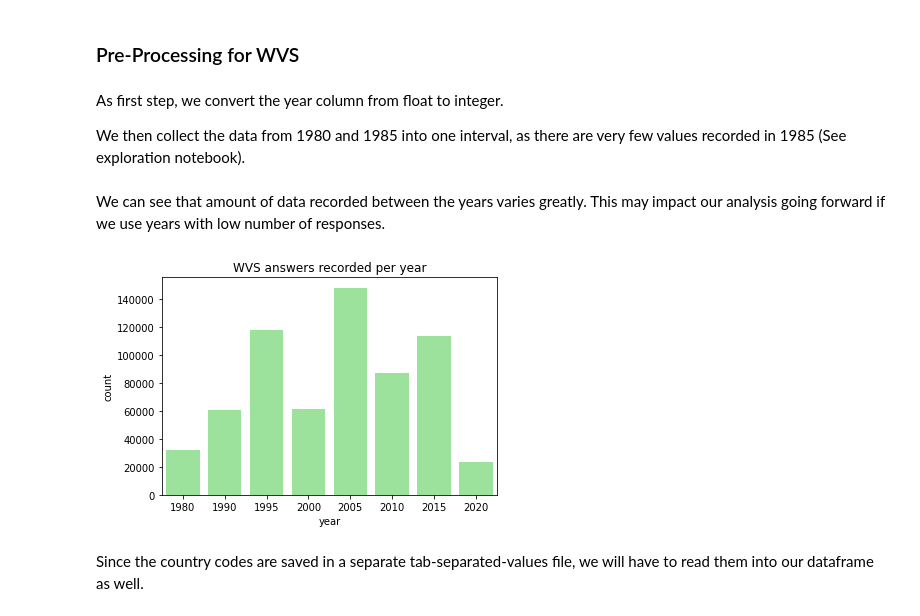
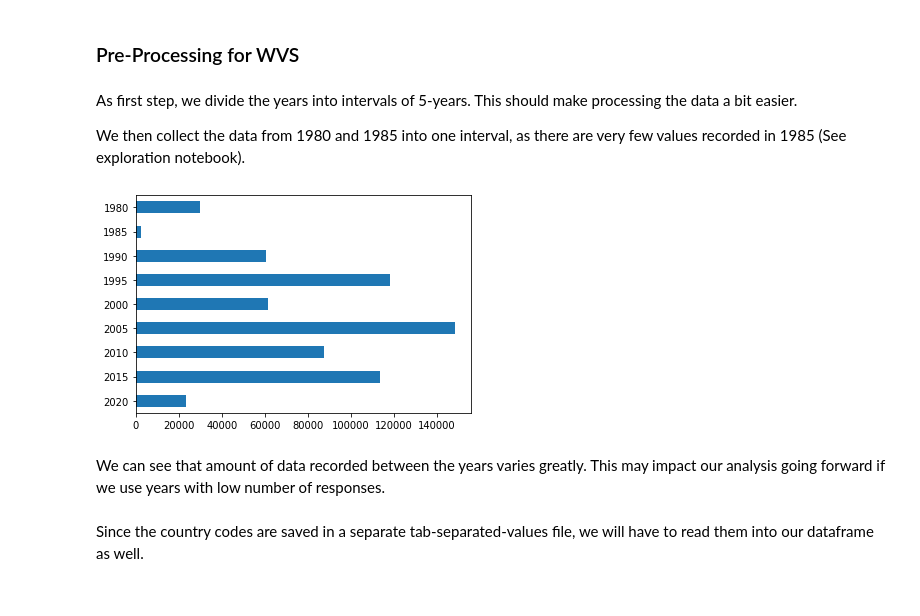
Before and after one commit to Molybdenum42/DOPP_Exercise3, a Jupyter notebook: Characteristic_of_Nuclear_Countries.ipynb, the cells around one changed output. Saved outputs shown, nothing was run; the diff lists cells and outputs as text; code cells hidden in the pictures.

```diff
--- a/Characteristic_of_Nuclear_Countries.ipynb
+++ b/Characteristic_of_Nuclear_Countries.ipynb
@@ -38,21 +38,20 @@ owid = pd.read_csv("data/OWID_energy/owid-energy-data.csv")
 # %% [markdown]
 ### Pre-Processing for WVS
 # %% [markdown]
-As first step, we convert the year column from float to integer.
+As first step, we divide the years into intervals of 5-years.
+This should make processing the data a bit easier.
 
 We then collect the data from 1980 and 1985 into one interval, as there
 are very few values recorded in 1985 (See exploration notebook).
 # %%
+(df["S020"].astype(int)//5 * 5).value_counts().sort_index(ascending=False).plot.barh()
 df["year"] = (df["S020"].astype(int)//5 * 5)
-df.loc[df["year"] == 1985, "year"] = 1980
+df.loc[df["year"] == 1985,'year'] = 1980
+# %% [output]
+[figure, added]
 # %% [markdown]
 We can see that amount of data recorded between the years varies greatly.
 This may impact our analysis going forward if we use years with low number of responses.
-# %%
-ax = sns.countplot(x=df.year,color="lightgreen")
-ax.set_title("WVS answers recorded per year");
-# %% [output]
-[figure, removed]
 # %% [markdown]
 Since the country codes are saved in a separate tab-separated-values file,
 we will have to read them into our dataframe as well.
```
Also changed, not shown: parts of 109 cells of this notebook.
